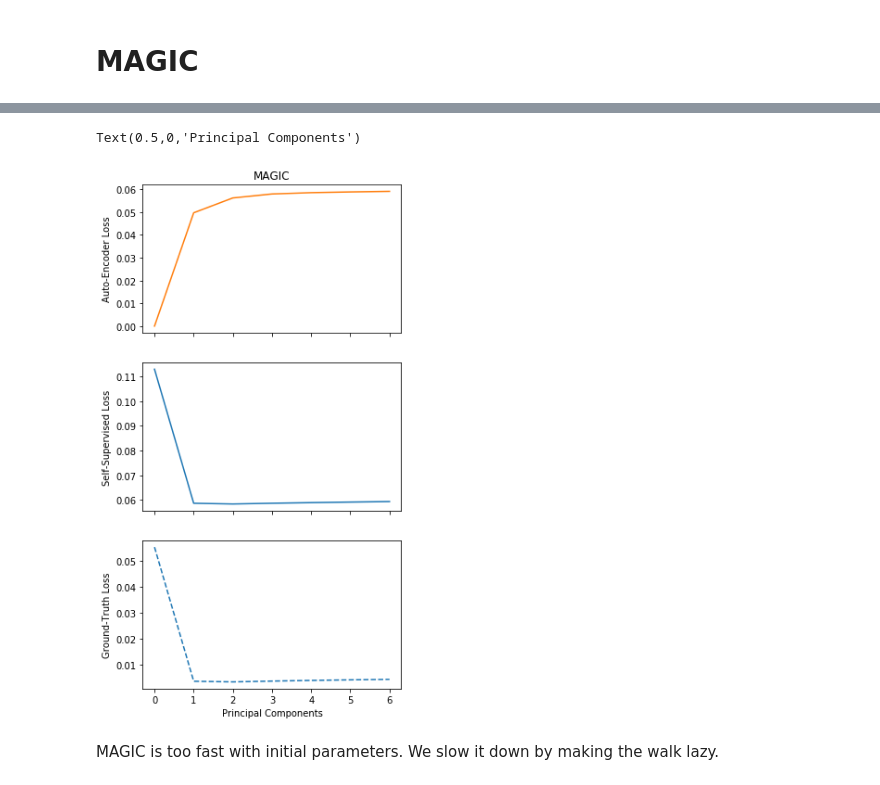
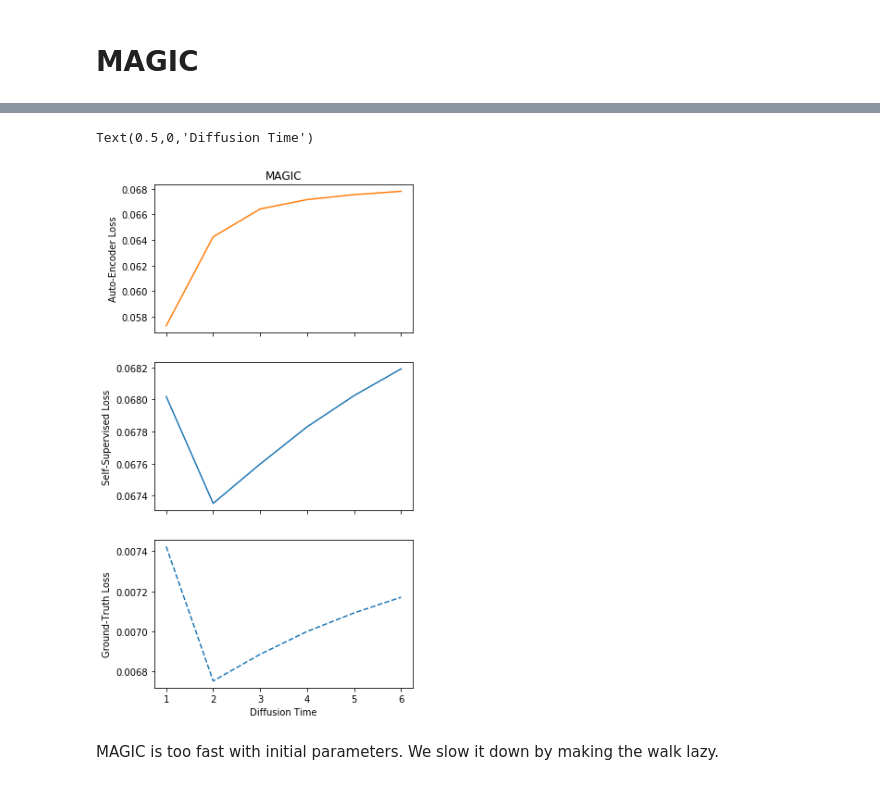
Before and after one commit to czbiohub-sf/molecular-cross-validation, a Jupyter notebook: src/noise2self_sc/Figures.ipynb, the cells around one changed output, grey strips where cells are left out. Cells and saved outputs as stored; diff of their text form; code cells hidden in the pictures.

```diff
--- a/src/noise2self_sc/Figures.ipynb
+++ b/src/noise2self_sc/Figures.ipynb
@@ -98,6 +113,6 @@ x = np.array(hca_down.X.todense()).astype(np.int)
 # %%
-y = y[:, at_least_500 & at_least_0]
-x = x[:, at_least_500 & at_least_0]
+y = y[:, at_least_500]
+x = x[:, at_least_500]
 # %%
 mean = y/y.sum(axis = 1, keepdims = True) * 1000
 # %%
@@ -181,17 +192,15 @@ If we use MSE loss on the counts, then the noise variance = variance(Poisson(lam
 # MAGIC
 # %%
 import magic
-max_t=20
-lazy_p=1
+def compute_diff_op(x, lazy_p = 0):
+    median_counts = np.median(x.sum(axis=1)) / 2
 
-median_counts = np.median(x1.sum(axis=1)) / 2
+    X = np.sqrt(normalize_rows(x, median_counts))
 
-X1 = np.sqrt(normalize_rows(x1, median_counts))
-X2 = np.sqrt(normalize_rows(x2, median_counts))
+    magic_op = magic.MAGIC()
+    magic_op.fit(X)
 
-magic_op = magic.MAGIC()
-magic_op.fit(X1)
+    diff_op = np.array(magic_op.diff_op.todense())
 
-diff_op = np.array(magic_op.diff_op.todense())
-
-#diff_op = lazy_p * diff_op + (1 - lazy_p) * np.eye(diff_op.shape[0])
+    diff_op = (1 - lazy_p) * diff_op + lazy_p * np.eye(diff_op.shape[0])
+    return diff_op
@@ -207,0 +207,2 @@ Calculated graph and diffusion operator in 1.92 seconds.
+# %%
+diff_op = compute_diff_op(x1, lazy_p = 0)
@@ -208,12 +219,11 @@ Calculated graph and diffusion operator in 1.92 seconds.
 # %%
 denoised = np.sqrt(x1)
-
 ss_loss, gt_loss, ae_loss = [], [], []
-
 max_t = 7
 
-for i in range(max_t):
-    # denoised/denoised.sum(axis = 1, keepdims = True) * x2.sum(axis = 1, keepdims = True)
+t_range = np.arange(max_t)
+
+for t in t_range:
     ss_loss.append(mse(denoised, np.sqrt(x2)))
     ae_loss.append(mse(denoised, np.sqrt(x1)))
     gt_loss.append(mse(denoised, z))
@@ -222,17 +232,17 @@ for i in range(max_t):
 # %%
 f, (ax0, ax1, ax2) = plt.subplots(3, 1, sharex=True, figsize=(5, 10))
 
-ax0.plot(ae_loss, color = 'C1')
+ax0.plot(t_range[1:], ae_loss[1:], color = 'C1')
 ax0.set_title("MAGIC")
 ax0.set_ylabel('Auto-Encoder Loss')
 
-ax1.plot(ss_loss)
+ax1.plot(t_range[1:], ss_loss[1:])
 ax1.set_ylabel('Self-Supervised Loss')
-ax2.plot(gt_loss, '--')
+ax2.plot(t_range[1:], gt_loss[1:], '--')
 ax2.set_ylabel('Ground-Truth Loss')
-ax2.set_xlabel('Principal Components')
+ax2.set_xlabel('Diffusion Time')
 # %% [output]
-Text(0.5,0,'Principal Components')
+Text(0.5,0,'Diffusion Time')
-[figure, old version]
+[figure, new version]
 # %% [markdown]
 MAGIC is too fast with initial parameters. We slow it down by making the walk lazy.
```
Also changed, not shown: parts of 64 cells of this notebook, 9 other files.
